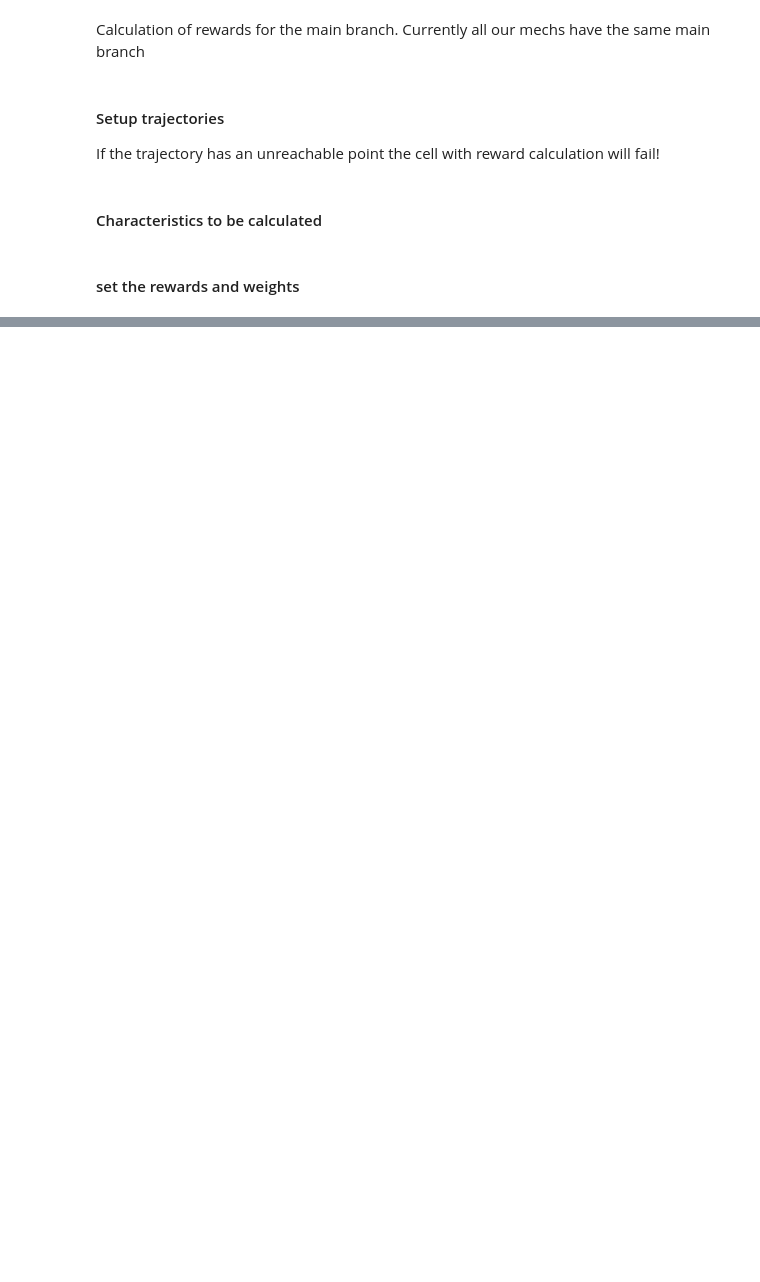
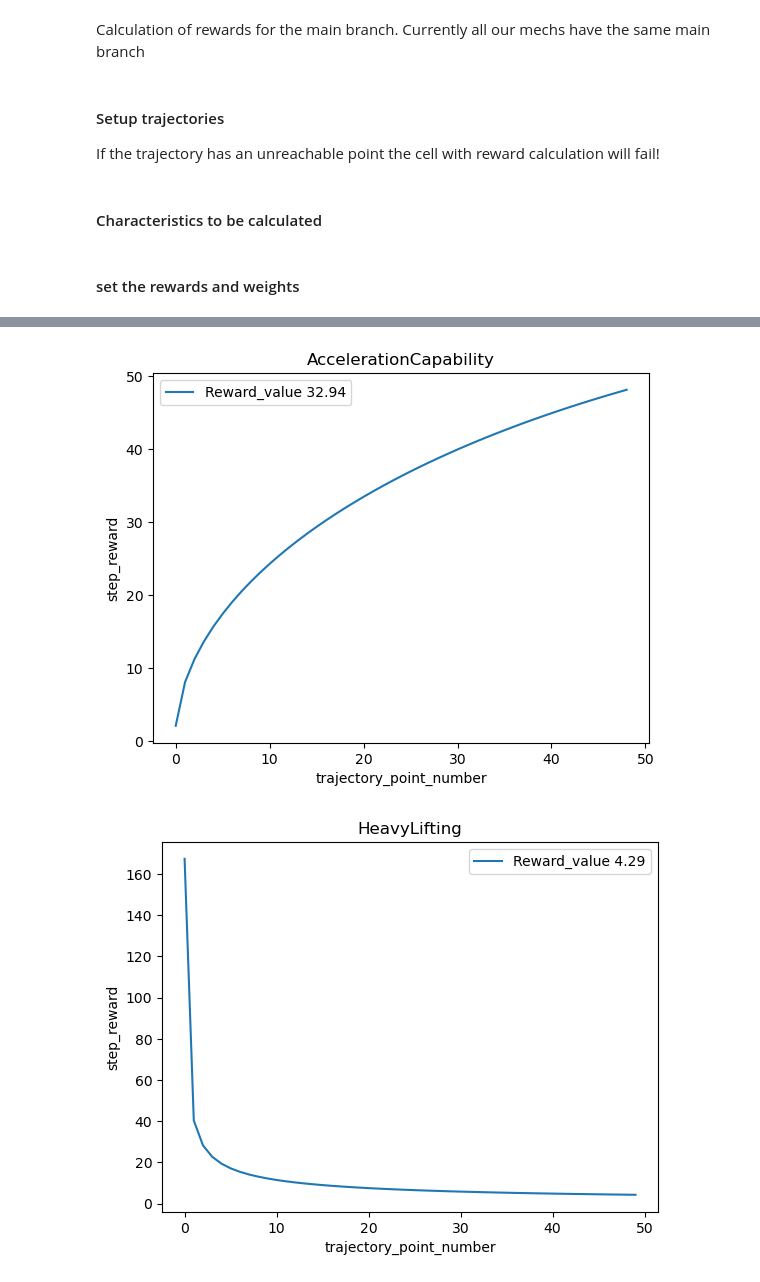
Before and after one commit to LicAiBeerLab/auto-robotics-design, a Jupyter notebook: apps/optimize/main_branch_rewards.ipynb, the cells around one changed output, grey strips where cells are left out. Cells and saved outputs as stored; diff of their text form; code cells hidden in the pictures; blank space fills up the shorter version.

```diff
--- a/apps/optimize/main_branch_rewards.ipynb
+++ b/apps/optimize/main_branch_rewards.ipynb
@@ -142,0 +155,36 @@ TMotor_AK80_9
+# %%
+thickness = 0.04
+builder = ParametrizedBuilder(DetailedURDFCreatorFixedEE, size_ground=np.array(
+        [thickness*5, thickness*10, thickness*2]), actuator=actuator_list[0], thickness=thickness)
+fixed_robot, free_robot = jps_graph2pinocchio_robot(graph, builder=builder)
+
+
+trajectory = reward_manager.trajectories[1]
+
+
+point_criteria_vector, trajectory_criteria, res_dict_fixed = crag.get_criteria_data(fixed_robot, free_robot, trajectory)
+
+reward, reward_list = acceleration_capability.calculate(point_criteria_vector, trajectory_criteria, res_dict_fixed, Actuator = actuator_list[0])
+reward_vector = np.array(reward_list)
+plt.plot(reward_vector)
+plt.xlabel('trajectory_point_number')
+plt.ylabel('step_reward')
+plt.title('AccelerationCapability')
+plt.legend([f'Reward_value {round(reward,2)}'])
+plt.show()
+
+trajectory = reward_manager.trajectories[1]
+
+point_criteria_vector, trajectory_criteria, res_dict_fixed = crag.get_criteria_data(fixed_robot, free_robot, trajectory)
+
+reward, reward_list = heavy_lifting.calculate(point_criteria_vector, trajectory_criteria, res_dict_fixed, Actuator = actuator_list[0])
+reward_vector = np.array(reward_list)
+plt.plot(reward_vector)
+plt.xlabel('trajectory_point_number')
+plt.ylabel('step_reward')
+plt.title('HeavyLifting')
+plt.legend([f'Reward_value {round(reward,2)}'])
+plt.show()
+# %% [output]
+[figure, added]
+[figure, added]
```
Also changed, not shown: parts of 6 cells of this notebook, 6 other files.
